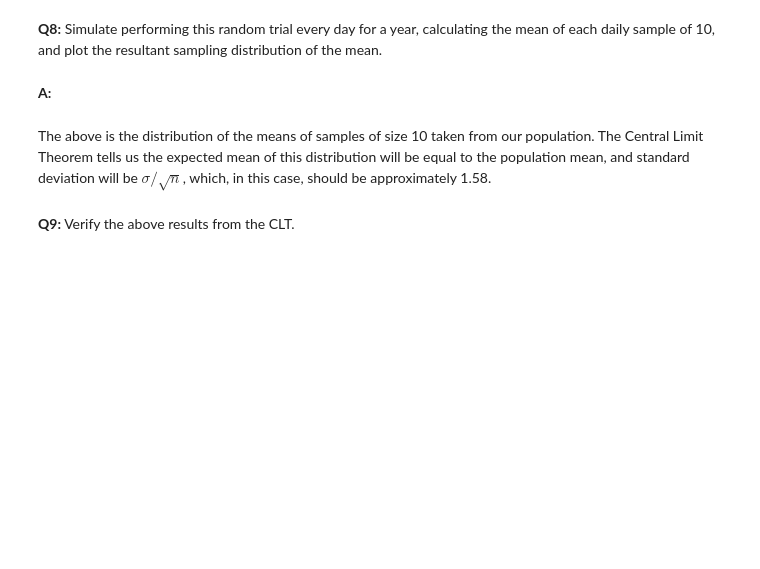
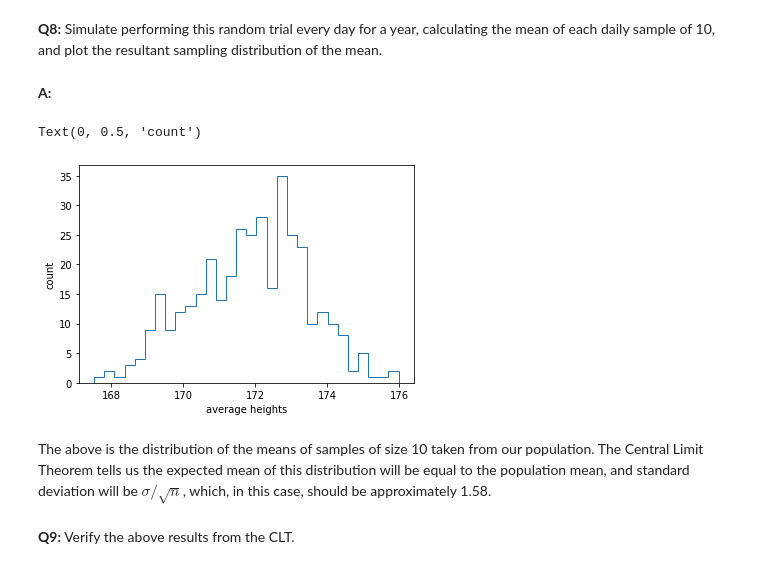
Before and after one commit to charsh12/DS-Career-Track, a Jupyter notebook: Unit 11/Case Study/Frequentist Case Study/Frequentist Inference Case Study - Part A (3).ipynb, the cells around one changed output. Drawn from its saved outputs; the diff is of its cells as text; code cells hidden in the pictures; blank space fills up the shorter version.

```diff
--- a/Unit 11/Case Study/Frequentist Case Study/Frequentist Inference Case Study - Part A (3).ipynb
+++ b/Unit 11/Case Study/Frequentist Case Study/Frequentist Inference Case Study - Part A (3).ipynb
@@ -192,9 +200,20 @@ np.mean(daily_sample2)
 __Q8:__ Simulate performing this random trial every day for a year, calculating the mean of each daily sample of 10, and plot the resultant sampling distribution of the mean.
 # %% [markdown]
 __A:__
+# %%
+def sampler_persons_height(n):
+    return (np.random.choice(pop_heights, n))
 # %%
 seed(47)
 # take your samples here
+town_mean_hts = [np.mean(sampler_persons_height(10)) for i in range(366)]
+# %%
+plt.hist(town_mean_hts, bins=30, histtype='step')
+plt.xlabel('average heights')
+plt.ylabel('count')
+# %% [output]
+Text(0, 0.5, 'count')
+[figure, added]
 # %% [markdown]
 The above is the distribution of the means of samples of size 10 taken from our population. The Central Limit Theorem tells us the expected mean of this distribution will be equal to the population mean, and standard deviation will be $\sigma / \sqrt n$, which, in this case, should be approximately 1.58.
 # %% [markdown]
```
Also changed, not shown: parts of 37 cells of this notebook.
